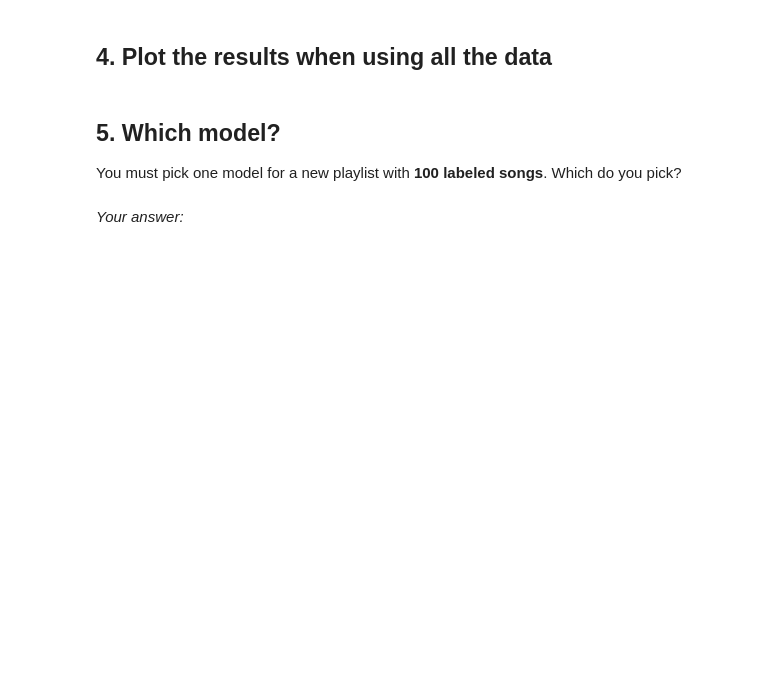
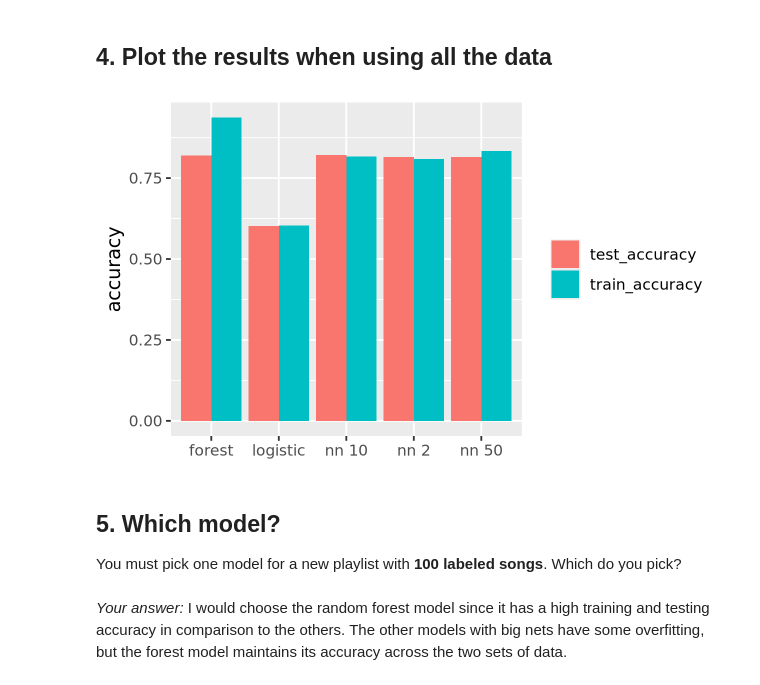
Before and after one commit to asharma0720/codespace, a Jupyter notebook: exercises/16-nn-exercise.ipynb, the cells around one changed output. Drawn from its saved outputs; the diff is of its cells as text; code cells hidden in the pictures; blank space fills up the shorter version.

```diff
--- a/exercises/16-nn-exercise.ipynb
+++ b/exercises/16-nn-exercise.ipynb
@@ -108,3 +150,7 @@ Pick a visualization for the output and make the chart below. Write the code by
 ## 3. More data
 
 Run `compare_models()` again, with all of `train` (about 5,500 songs).
+# %%
+results_train = compare_models(train)
+
+results_train
@@ -117,9 +174,17 @@ Run `compare_models()` again, with all of `train` (about 5,500 songs).
 ## 4. Plot the results when using all the data
 # %%
 # Chart code goes here
+
+results_train |> pivot_longer(c(train_accuracy, test_accuracy),
+                             names_to = 'set',
+                             values_to = 'accuracy') |>
+    ggplot(aes(x=model, y=accuracy, fill=set)) + geom_col(position = 'dodge') +
+    labs(x = NULL, y = 'accuracy', fill = NULL)
+# %% [output]
+[figure, added]
 # %% [markdown]
 ## 5. Which model?
 
 You must pick one model for a new playlist with **100 labeled songs**. Which do you pick?
 # %% [markdown]
-*Your answer:*
+*Your answer:* I would choose the random forest model since it has a high training and testing accuracy in comparison to the others. The other models with big nets have some overfitting, but the forest model maintains its accuracy across the two sets of data.
```
Also changed, not shown: parts of 7 cells of this notebook, 1 other file.
